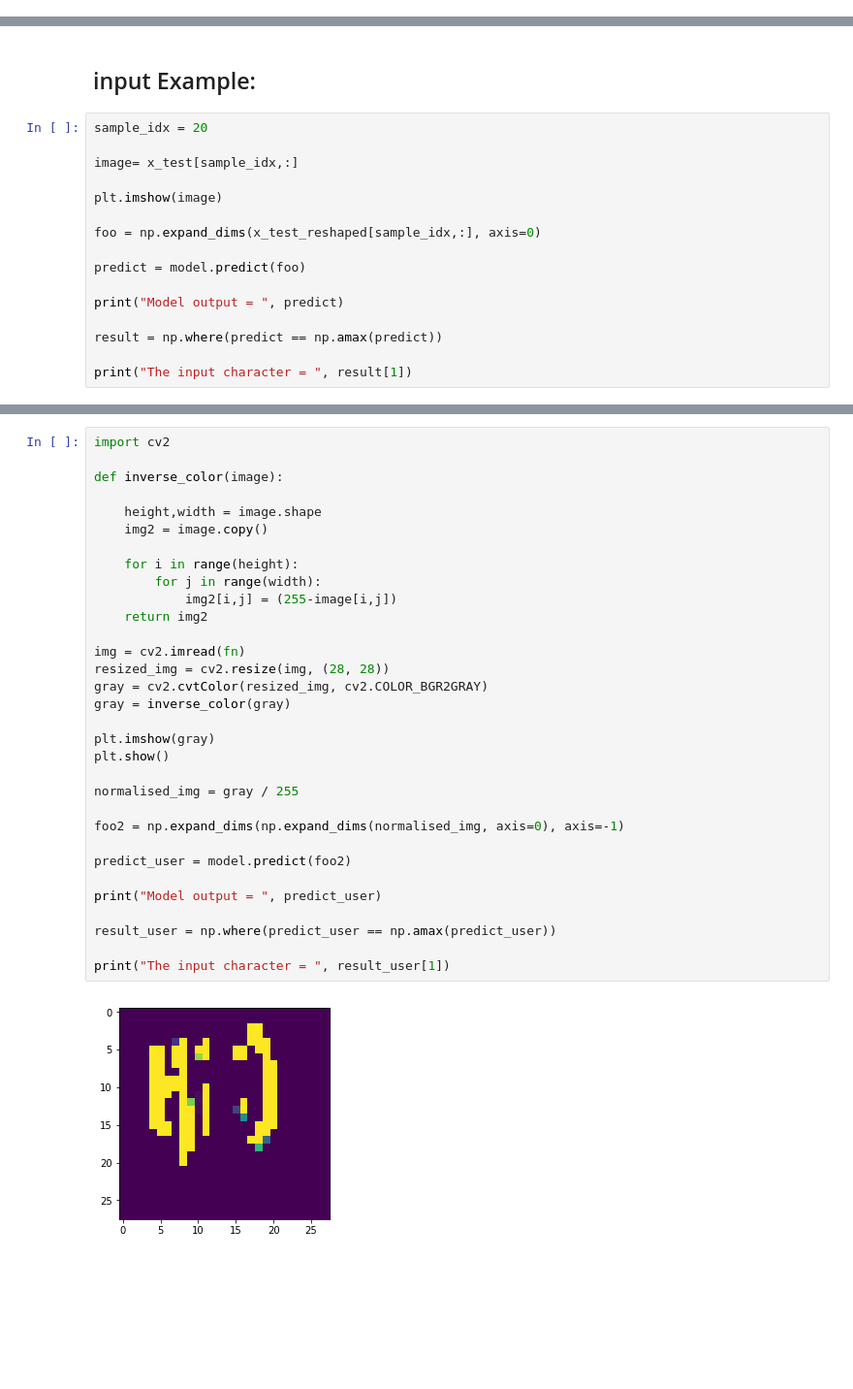
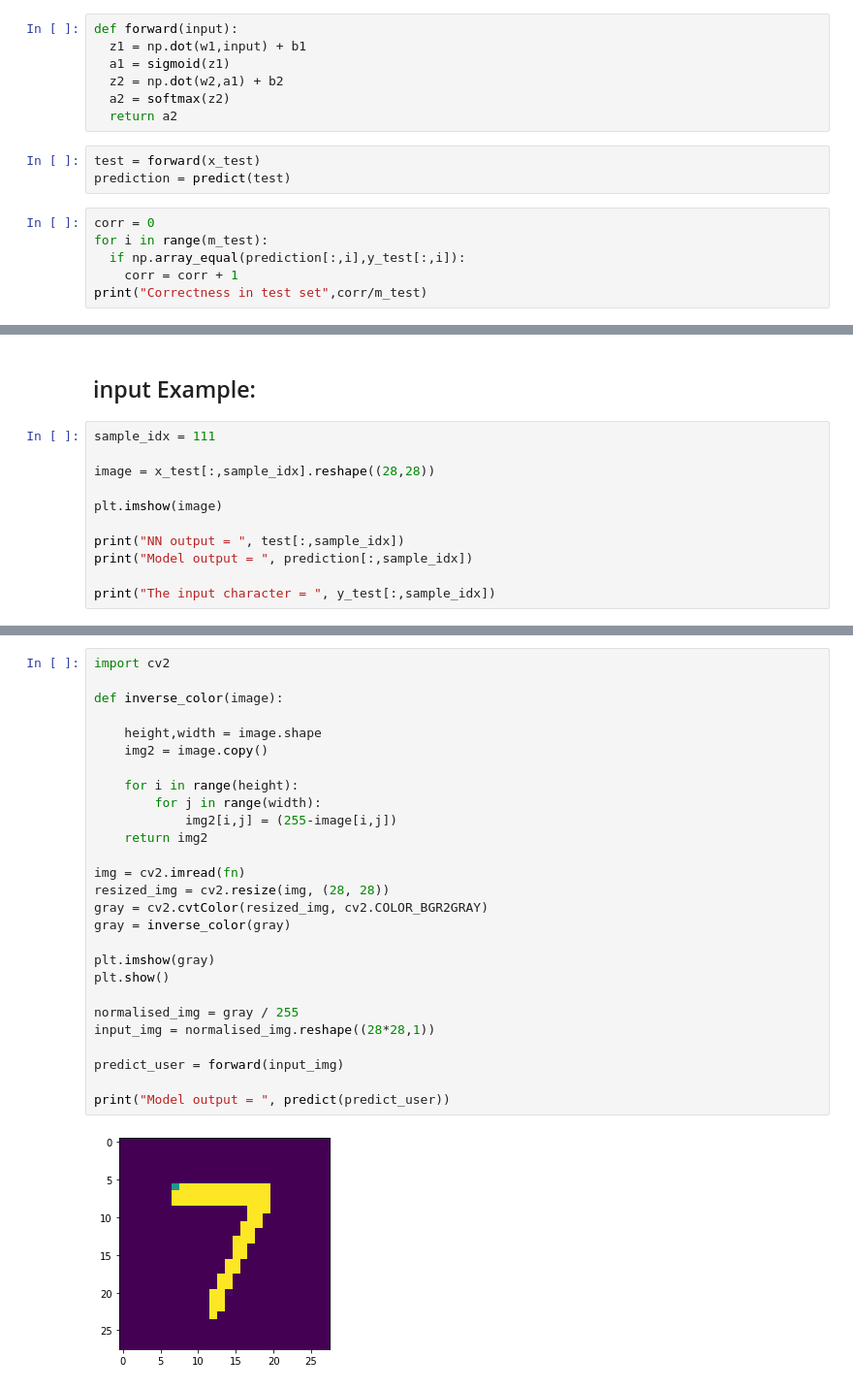
Before and after one commit to feicccccccc/colab_sandbox, a Jupyter notebook: MNIST_numpy.ipynb, the cells around one changed output, grey strips where cells are left out. Shown at 97% size. Drawn from its saved outputs; the diff is of its cells as text; blank space fills up the shorter version.

```diff
--- a/MNIST_numpy.ipynb
+++ b/MNIST_numpy.ipynb
@@ -213,0 +201,16 @@ loss, mertric =  [0.01873857682829257, 0.9935]
+# %%
+def forward(input):
+  z1 = np.dot(w1,input) + b1
+  a1 = sigmoid(z1)
+  z2 = np.dot(w2,a1) + b2
+  a2 = softmax(z2)
+  return a2
+# %%
+test = forward(x_test)
+prediction = predict(test)
+# %%
+corr = 0
+for i in range(m_test):
+  if np.array_equal(prediction[:,i],y_test[:,i]):
+    corr = corr + 1
+print("Correctness in test set",corr/m_test)
@@ -214,19 +219,14 @@ loss, mertric =  [0.01873857682829257, 0.9935]
 # %% [markdown]
 ## input Example:
 # %%
-sample_idx = 20
+sample_idx = 111
 
-image= x_test[sample_idx,:]
+image = x_test[:,sample_idx].reshape((28,28))
 
 plt.imshow(image)
 
-foo = np.expand_dims(x_test_reshaped[sample_idx,:], axis=0)
+print("NN output = ", test[:,sample_idx])
+print("Model output = ", prediction[:,sample_idx])
 
-predict = model.predict(foo)
-
-print("Model output = ", predict)
-
-result = np.where(predict == np.amax(predict))
-
-print("The input character = ", result[1])
+print("The input character = ", y_test[:,sample_idx])
 # %% [output]
@@ -259,34 +261,29 @@ User uploaded file "2019_06_30_Kleki (4).png" with length 53150 bytes
 # %%
 import cv2
 
 def inverse_color(image):
 
     height,width = image.shape
     img2 = image.copy()
 
     for i in range(height):
         for j in range(width):
             img2[i,j] = (255-image[i,j])
     return img2
 
 img = cv2.imread(fn)
 resized_img = cv2.resize(img, (28, 28))
 gray = cv2.cvtColor(resized_img, cv2.COLOR_BGR2GRAY)
 gray = inverse_color(gray)
 
 plt.imshow(gray)
 plt.show()
 
 normalised_img = gray / 255
+input_img = normalised_img.reshape((28*28,1))
 
-foo2 = np.expand_dims(np.expand_dims(normalised_img, axis=0), axis=-1)
+predict_user = forward(input_img)
 
-predict_user = model.predict(foo2)
-
-print("Model output = ", predict_user)
-
-result_user = np.where(predict_user == np.amax(predict_user))
-
-print("The input character = ", result_user[1])
+print("Model output = ", predict(predict_user))
 # %% [output]
-[figure, old version]
+[figure, new version]
```
Also changed, not shown: parts of 54 cells of this notebook.
